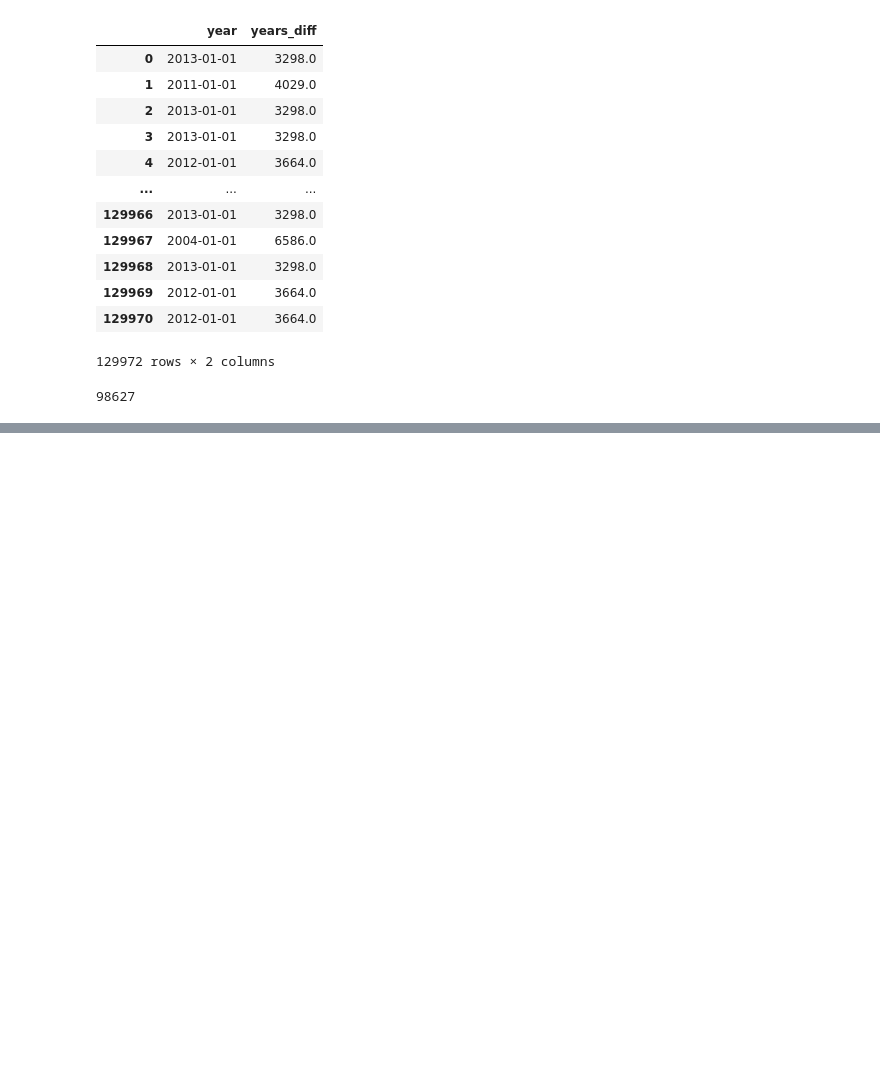
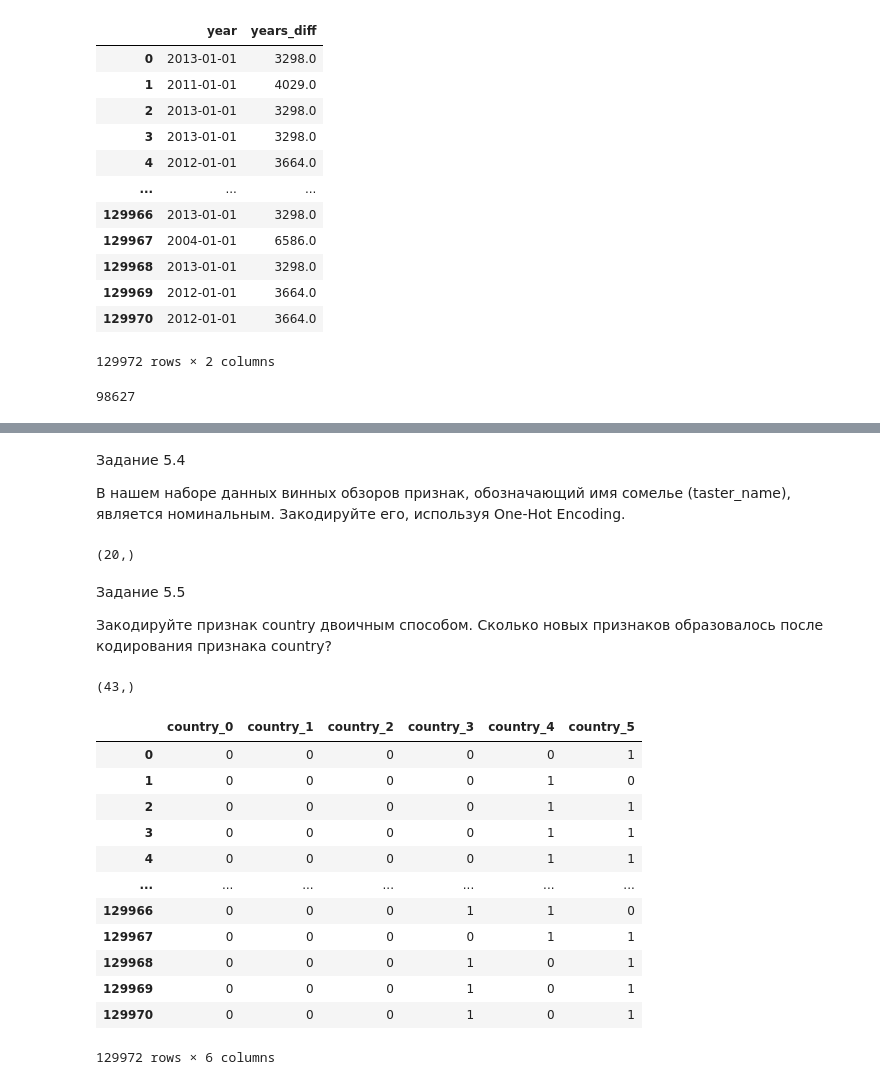
Before and after one commit to DarthSirius/Lessons, a Jupyter notebook: SkillFactory/EDA_1/EDA2_practice.ipynb, the cells around one changed output, grey strips where cells are left out. Saved outputs shown, nothing was run; the diff lists cells and outputs as text; code cells hidden in the pictures; blank space fills up the shorter version.

```diff
--- a/SkillFactory/EDA_1/EDA2_practice.ipynb
+++ b/SkillFactory/EDA_1/EDA2_practice.ipynb
@@ -404,0 +455,35 @@ round(df_wine['years_diff'].max())
+# %% [markdown]
+Задание 5.4
+
+В нашем наборе данных винных обзоров признак, обозначающий имя сомелье (taster_name), является номинальным. Закодируйте его, используя One-Hot Encoding.
+# %%
+df_wine['taster_name'].value_counts().shape
+# %% [output]
+(20,)
+# %% [markdown]
+Задание 5.5
+
+Закодируйте признак country двоичным способом.
+Сколько новых признаков образовалось после кодирования признака country?
+# %%
+df_wine['country']
+# %% [output]
+(43,)
+# %%
+bin_encoder = ce.BinaryEncoder(cols=['country'])
+country_bin = bin_encoder.fit_transform(df_wine['country'])
+country_bin
+# %% [output]
+|  | country_0 | country_1 | country_2 | country_3 | country_4 | country_5 |
+| 0 | 0 | 0 | 0 | 0 | 0 | 1 |
+| 1 | 0 | 0 | 0 | 0 | 1 | 0 |
+| 2 | 0 | 0 | 0 | 0 | 1 | 1 |
+| 3 | 0 | 0 | 0 | 0 | 1 | 1 |
+| 4 | 0 | 0 | 0 | 0 | 1 | 1 |
+| ... | ... | ... | ... | ... | ... | ... |
+| 129966 | 0 | 0 | 0 | 1 | 1 | 0 |
+| 129967 | 0 | 0 | 0 | 0 | 1 | 1 |
+| 129968 | 0 | 0 | 0 | 1 | 0 | 1 |
+| 129969 | 0 | 0 | 0 | 1 | 0 | 1 |
+| 129970 | 0 | 0 | 0 | 1 | 0 | 1 |
+129972 rows × 6 columns
```
Also changed, not shown: parts of 23 cells of this notebook, 3 other files.
